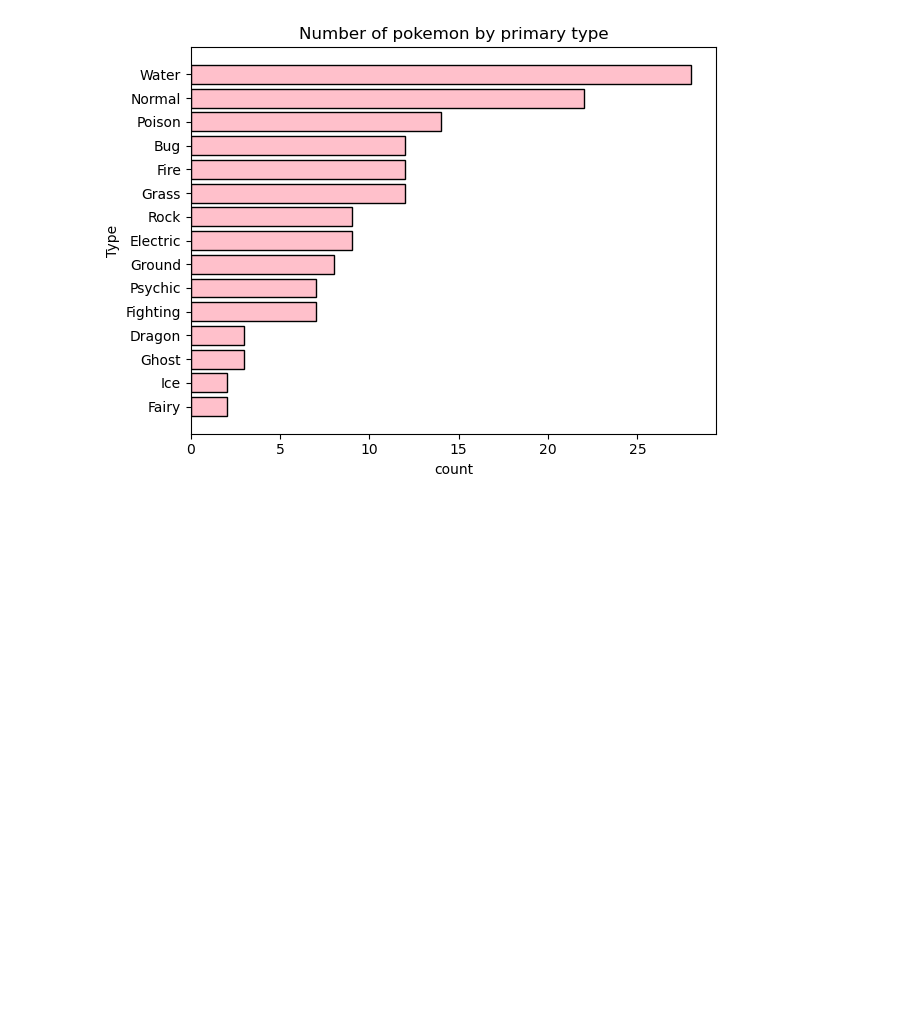
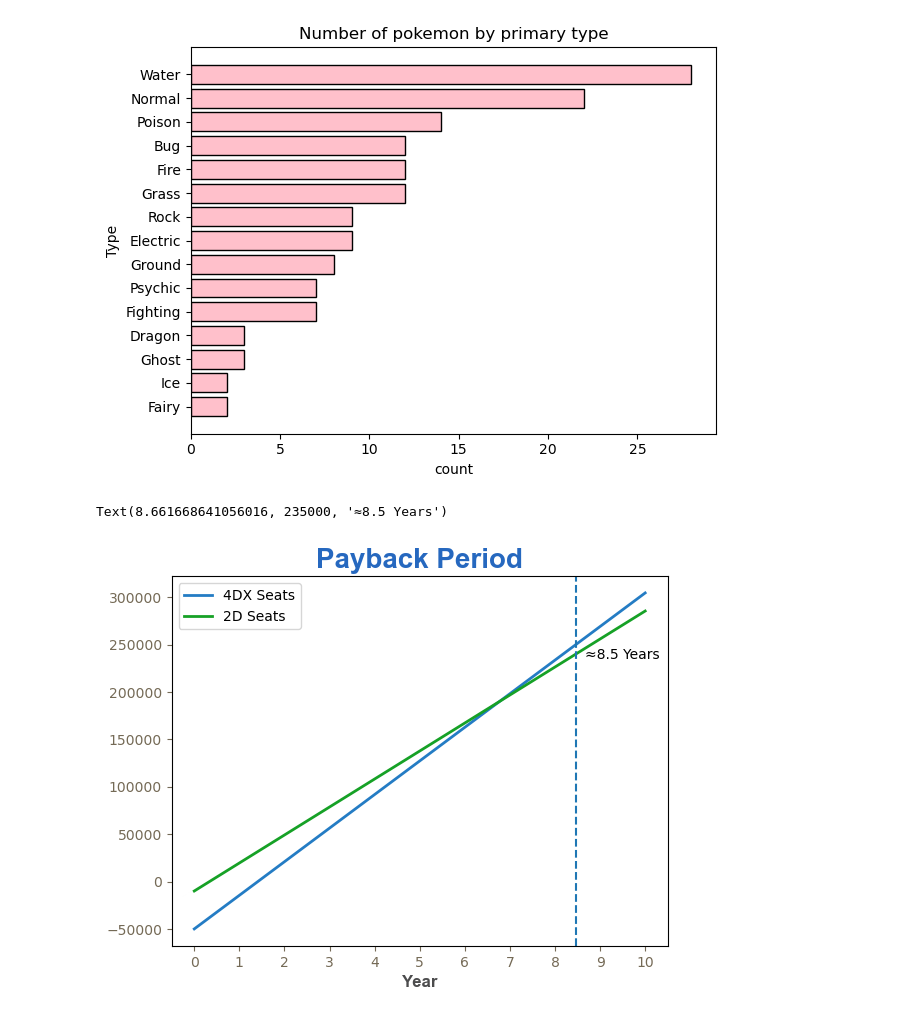
Before and after one commit to termineinar/TECH2-H25, a Jupyter notebook: workshops/Einars_fil/Matplotlib_Bro_code.ipynb, the cells around one changed output. Saved outputs shown, nothing was run; the diff lists cells and outputs as text; code cells hidden in the pictures; blank space fills up the shorter version.

```diff
--- a/workshops/Einars_fil/Matplotlib_Bro_code.ipynb
+++ b/workshops/Einars_fil/Matplotlib_Bro_code.ipynb
@@ -231,3 +231,53 @@ plt.tight_layout()
 plt.show()
 # %% [output]
 [figure]
+# %%
+#customize label, titles, ticks
+
+x = np.arange(11)
+y1 = -50000 + 35453 * x
+y2 = x * 29544 - 10000
+
+#% av initial value
+
+
+
+plt.title("Payback Period", color="#2668BF",
+                        fontsize=20,
+                        family="Arial",
+                        fontweight="bold",
+                         )
+
+plt.plot(x,y1, color ="#247CC4",
+            alpha = 1, #solid they are -> lower = more seetrough
+            label = "4DX Seats",
+            lw = 2
+            )
+plt.plot(x,y2, color ="#16A126",
+            alpha = 1, #solid they are -> lower = more seetrough
+            label = "2D Seats",
+            lw = 2
+            )
+
+plt.xticks(x) #only ticks at the points of measure
+plt.tick_params(axis="both",
+                colors = "#3E2F13B7")
+
+plt.xlabel("Year", fontsize = 12,
+                   family = "Arial",
+                   fontweight = "bold",
+                   color = "#060607B7")
+#plt.ylabel("Students", fontsize = 12,
+ #                  family = "Arial",
+  #                 fontweight = "bold",
+   #                color = "#430D93B7")
+plt.legend()
+
+#linje
+
+plt.axvline(-50000/(29544-35453), ls = "--")
+
+plt.text(-50000/(29544-35453)+0.2,235000, "≈8.5 Years")
+# %% [output]
+Text(8.661668641056016, 235000, '≈8.5 Years')
+[figure, added]
```
Also changed, not shown: parts of 3 cells of this notebook.
